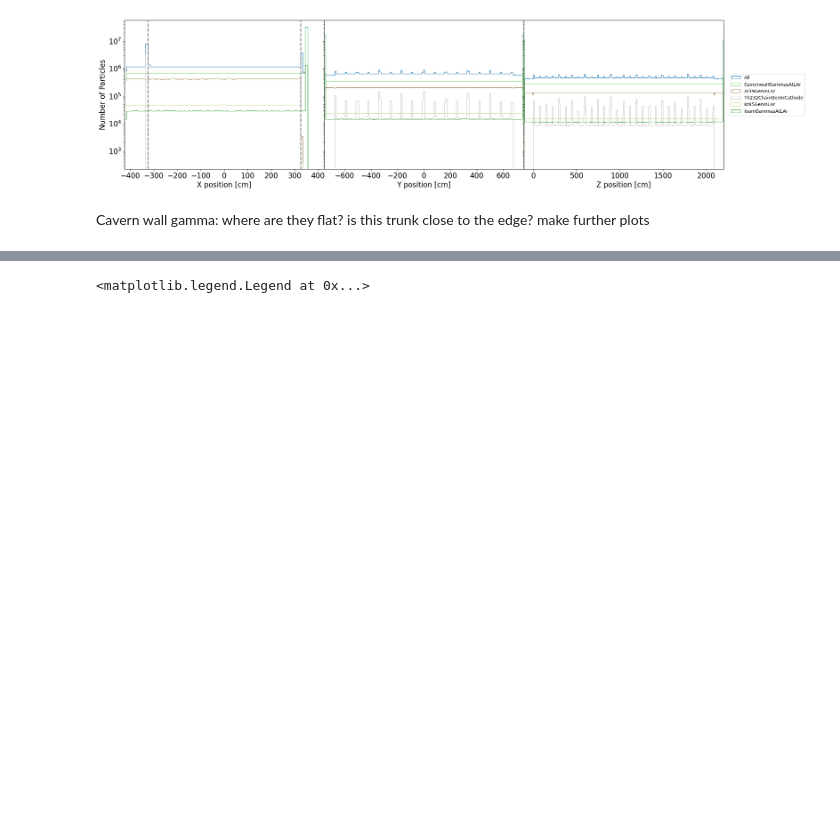
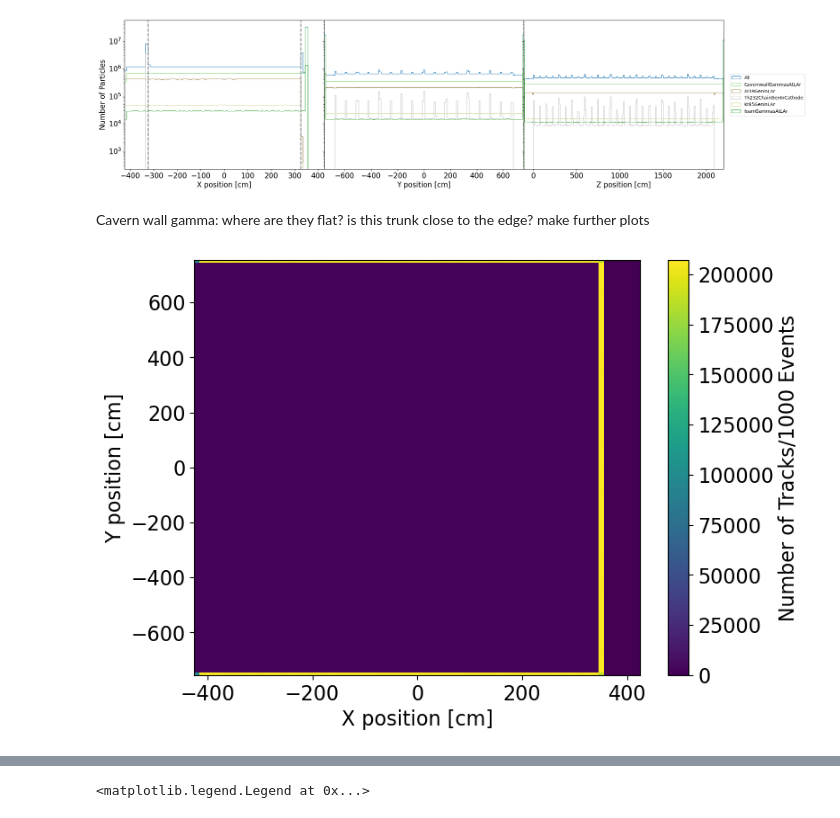
Before and after one commit to yuntsebaryon/GAMPix4SNe, a Jupyter notebook: Validation/gen/plotGen.ipynb, the cells around one changed output, grey strips where cells are left out. Drawn from its saved outputs; the diff is of its cells as text; code cells hidden in the pictures; blank space fills up the shorter version.

Commit message:
add the 2D position plots

```diff
--- a/Validation/gen/plotGen.ipynb
+++ b/Validation/gen/plotGen.ipynb
@@ -449,3 +461,19 @@ ax[2].legend(loc = "center left", bbox_to_anchor = (1.02, 0.5))
 [figure]
 # %% [markdown]
 Cavern wall gamma: where are they flat?  is  this trunk close to the edge?  make further plots
+# %%
+fig, ax = plt.subplots(figsize = (8, 6))
+
+mask = df['labelcode'].eq(3641398812)
+fonts = 16
+
+h = ax.hist2d(df.loc[mask, 'x'], df.loc[mask, 'y'], bins = (86, 152), range = [[-425, 425], [-755, 755]], cmap = 'viridis')
+ax.set_xlabel('X position [cm]', fontsize = fonts)
+ax.set_ylabel('Y position [cm]', fontsize = fonts)
+ax.tick_params(axis = "both", labelsize = fonts)
+
+cbar = fig.colorbar(h[3])
+cbar.ax.tick_params( labelsize = fonts)     # ticks (numbers)
+cbar.set_label("Number of Tracks/1000 Events", fontsize = fonts)
+# %% [output]
+[figure, added]
```
Also changed, not shown: parts of 12 cells of this notebook.
